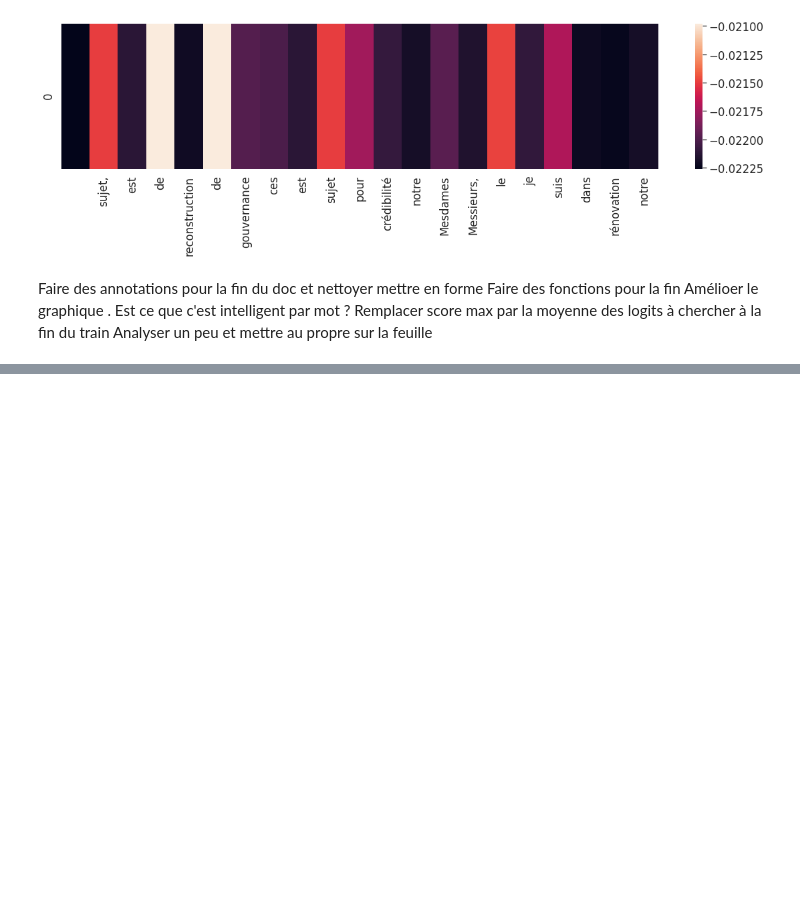
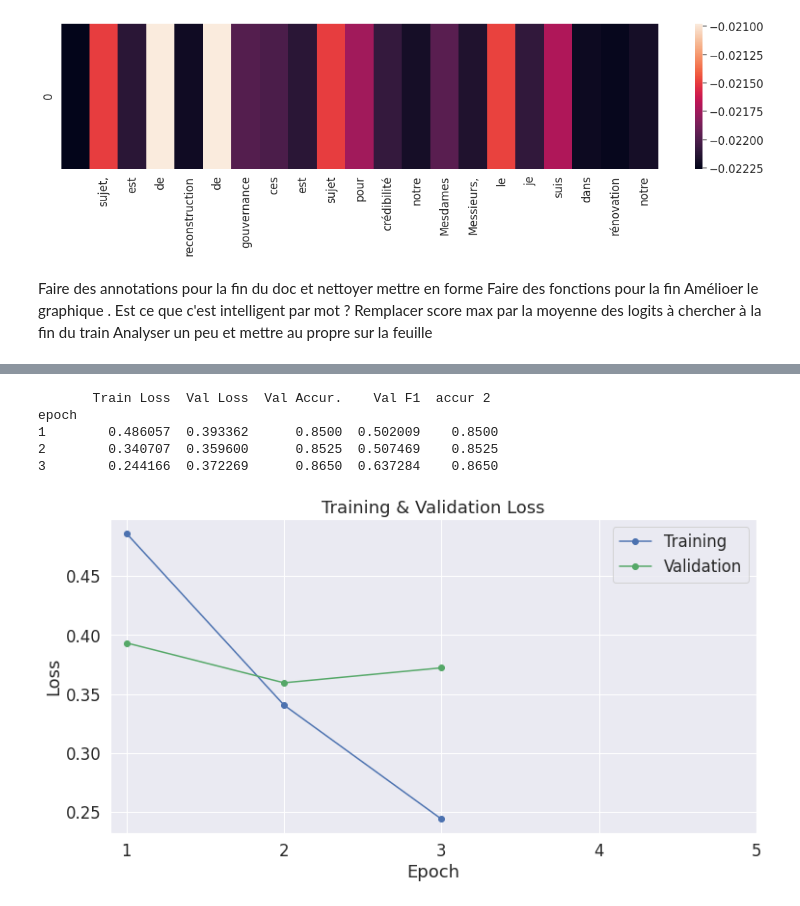
Before and after one commit to cerezamo/NLP_brouillon, a Jupyter notebook: Camembert_v2.ipynb, the cells around one changed output, grey strips where cells are left out. Saved outputs shown, nothing was run; the diff lists cells and outputs as text; code cells hidden in the pictures; blank space fills up the shorter version.

```diff
--- a/Camembert_v2.ipynb
+++ b/Camembert_v2.ipynb
@@ -1261,0 +1866,9 @@ Analyser un peu et mettre au propre sur la feuille
+# %%
+report_model_1(results_unbalanced)
+# %% [output]
+       Train Loss  Val Loss  Val Accur.    Val F1  accur 2
+epoch
+1        0.486057  0.393362      0.8500  0.502009    0.8500
+2        0.340707  0.359600      0.8525  0.507469    0.8525
+3        0.244166  0.372269      0.8650  0.637284    0.8650
+[figure, added]
```
Also changed, not shown: parts of 55 cells of this notebook.
